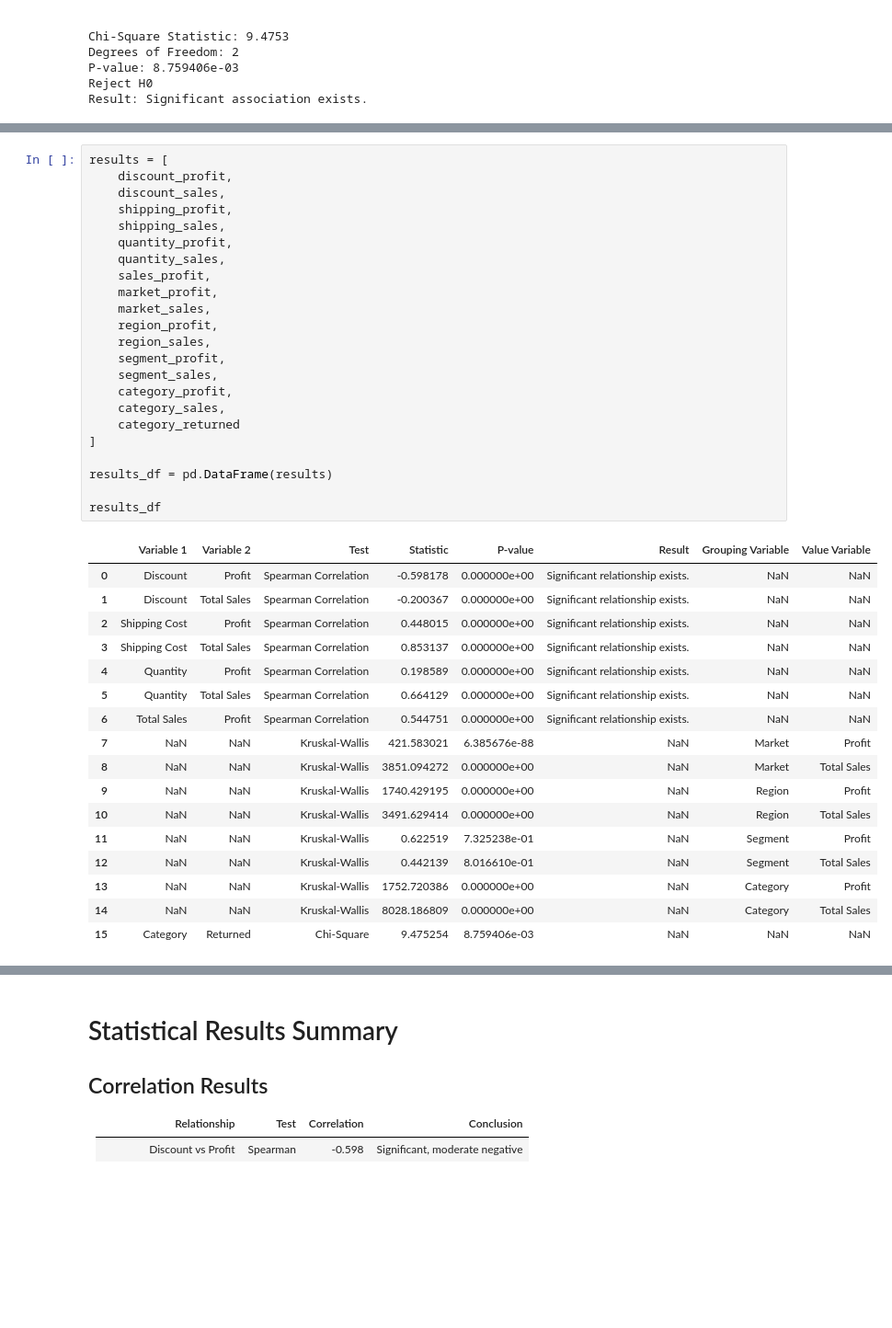
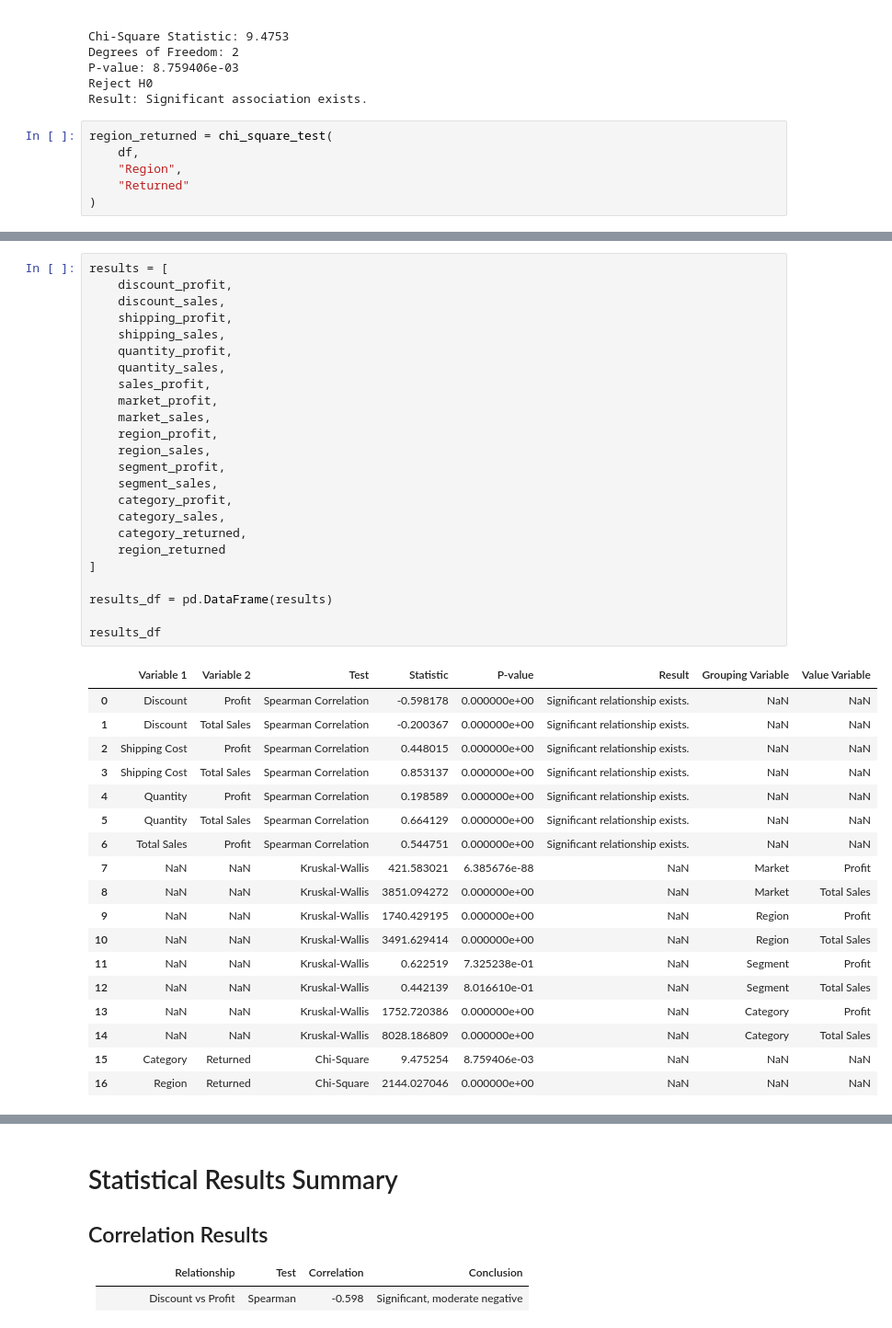
Before and after one commit to sagharfrhni/sales-data-analysis, a Jupyter notebook: statistical_analysis.ipynb, the cells around one changed output, grey strips where cells are left out. Shown at 92% size. Drawn from its saved outputs; the diff is of its cells as text; blank space fills up the shorter version.

```diff
--- a/statistical_analysis.ipynb
+++ b/statistical_analysis.ipynb
@@ -566,3 +566,9 @@ Degrees of Freedom: 2
 P-value: 8.759406e-03
 Reject H0
 Result: Significant association exists.
+# %%
+region_returned = chi_square_test(
+    df,
+    "Region",
+    "Returned"
+)
@@ -579,34 +603,36 @@ results = [
     market_sales,
     region_profit,
     region_sales,
     segment_profit,
     segment_sales,
     category_profit,
     category_sales,
-    category_returned
+    category_returned,
+    region_returned
 ]
 
 results_df = pd.DataFrame(results)
 
 results_df
 # %% [output]
 |  | Variable 1 | Variable 2 | Test | Statistic | P-value | Result | Grouping Variable | Value Variable |
 | 0 | Discount | Profit | Spearman Correlation | -0.598178 | 0.000000e+00 | Significant relationship exists. | NaN | NaN |
 | 1 | Discount | Total Sales | Spearman Correlation | -0.200367 | 0.000000e+00 | Significant relationship exists. | NaN | NaN |
 | 2 | Shipping Cost | Profit | Spearman Correlation | 0.448015 | 0.000000e+00 | Significant relationship exists. | NaN | NaN |
 | 3 | Shipping Cost | Total Sales | Spearman Correlation | 0.853137 | 0.000000e+00 | Significant relationship exists. | NaN | NaN |
 | 4 | Quantity | Profit | Spearman Correlation | 0.198589 | 0.000000e+00 | Significant relationship exists. | NaN | NaN |
 | 5 | Quantity | Total Sales | Spearman Correlation | 0.664129 | 0.000000e+00 | Significant relationship exists. | NaN | NaN |
 | 6 | Total Sales | Profit | Spearman Correlation | 0.544751 | 0.000000e+00 | Significant relationship exists. | NaN | NaN |
 | 7 | NaN | NaN | Kruskal-Wallis | 421.583021 | 6.385676e-88 | NaN | Market | Profit |
 | 8 | NaN | NaN | Kruskal-Wallis | 3851.094272 | 0.000000e+00 | NaN | Market | Total Sales |
 | 9 | NaN | NaN | Kruskal-Wallis | 1740.429195 | 0.000000e+00 | NaN | Region | Profit |
 | 10 | NaN | NaN | Kruskal-Wallis | 3491.629414 | 0.000000e+00 | NaN | Region | Total Sales |
 | 11 | NaN | NaN | Kruskal-Wallis | 0.622519 | 7.325238e-01 | NaN | Segment | Profit |
 | 12 | NaN | NaN | Kruskal-Wallis | 0.442139 | 8.016610e-01 | NaN | Segment | Total Sales |
 | 13 | NaN | NaN | Kruskal-Wallis | 1752.720386 | 0.000000e+00 | NaN | Category | Profit |
 | 14 | NaN | NaN | Kruskal-Wallis | 8028.186809 | 0.000000e+00 | NaN | Category | Total Sales |
 | 15 | Category | Returned | Chi-Square | 9.475254 | 8.759406e-03 | NaN | NaN | NaN |
+| 16 | Region | Returned | Chi-Square | 2144.027046 | 0.000000e+00 | NaN | NaN | NaN |
 # %%
 significant_results = results_df[
     results_df["P-value"] < 0.05
```
Also changed, not shown: parts of 3 cells of this notebook.
